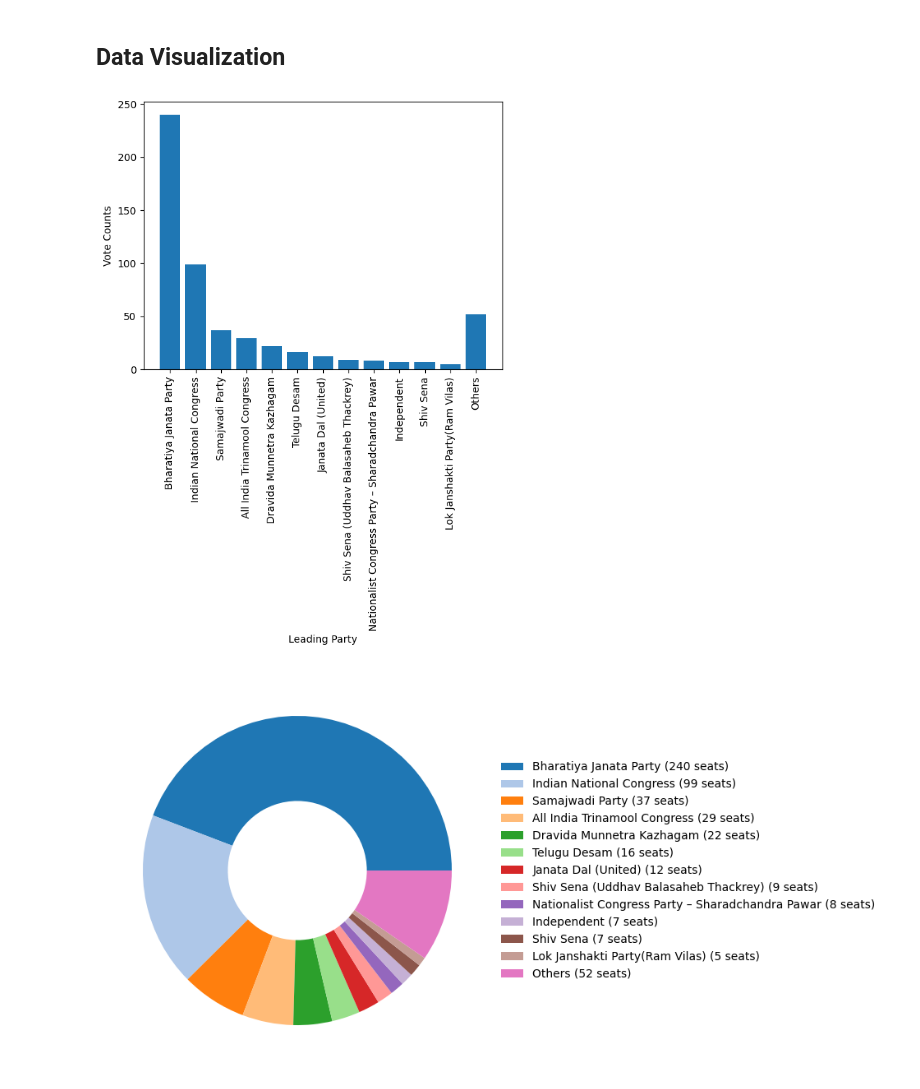
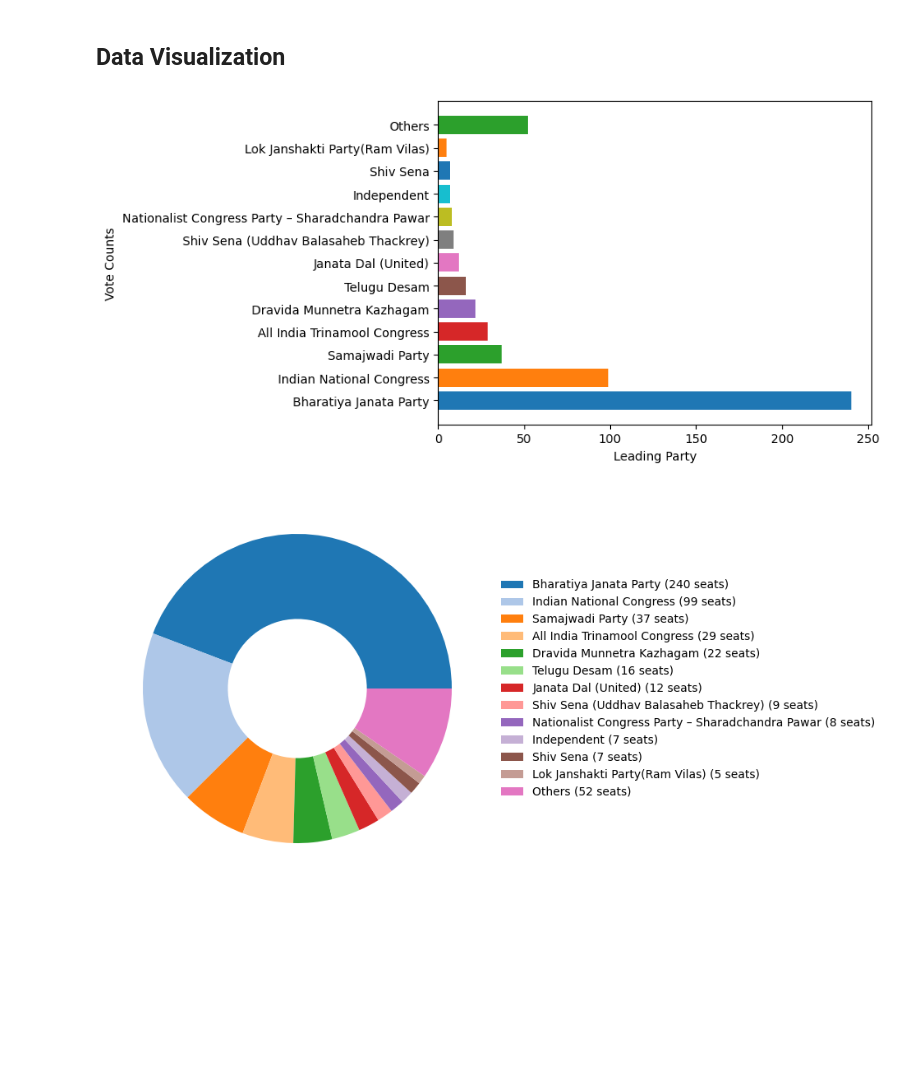
Before and after one commit to VijayKandpal001/Election_Dataset_Analysis, a Jupyter notebook: main.ipynb, the cells around one changed output. Saved outputs shown, nothing was run; the diff lists cells and outputs as text; code cells hidden in the pictures; blank space fills up the shorter version.

```diff
--- a/main.ipynb
+++ b/main.ipynb
@@ -159,14 +159,14 @@ Name: count, dtype: int64
 # %%
 from matplotlib import pyplot as plt
 # %%
-plt.bar(leading_party_counts.index, leading_party_counts.values)
-plt.xticks(rotation=90)
+plt.barh(leading_party_counts.index, leading_party_counts.values, color=plt.cm.tab10.colors)
+plt.ticklabel_format(style='plain', axis='x')
 plt.xlabel("Leading Party")
 plt.ylabel("Vote Counts")
 plt.title("")
 plt.show()
 # %% [output]
-[figure, old version]
+[figure, new version]
 # %%
 from matplotlib.patches import Patch
 # %%
```
